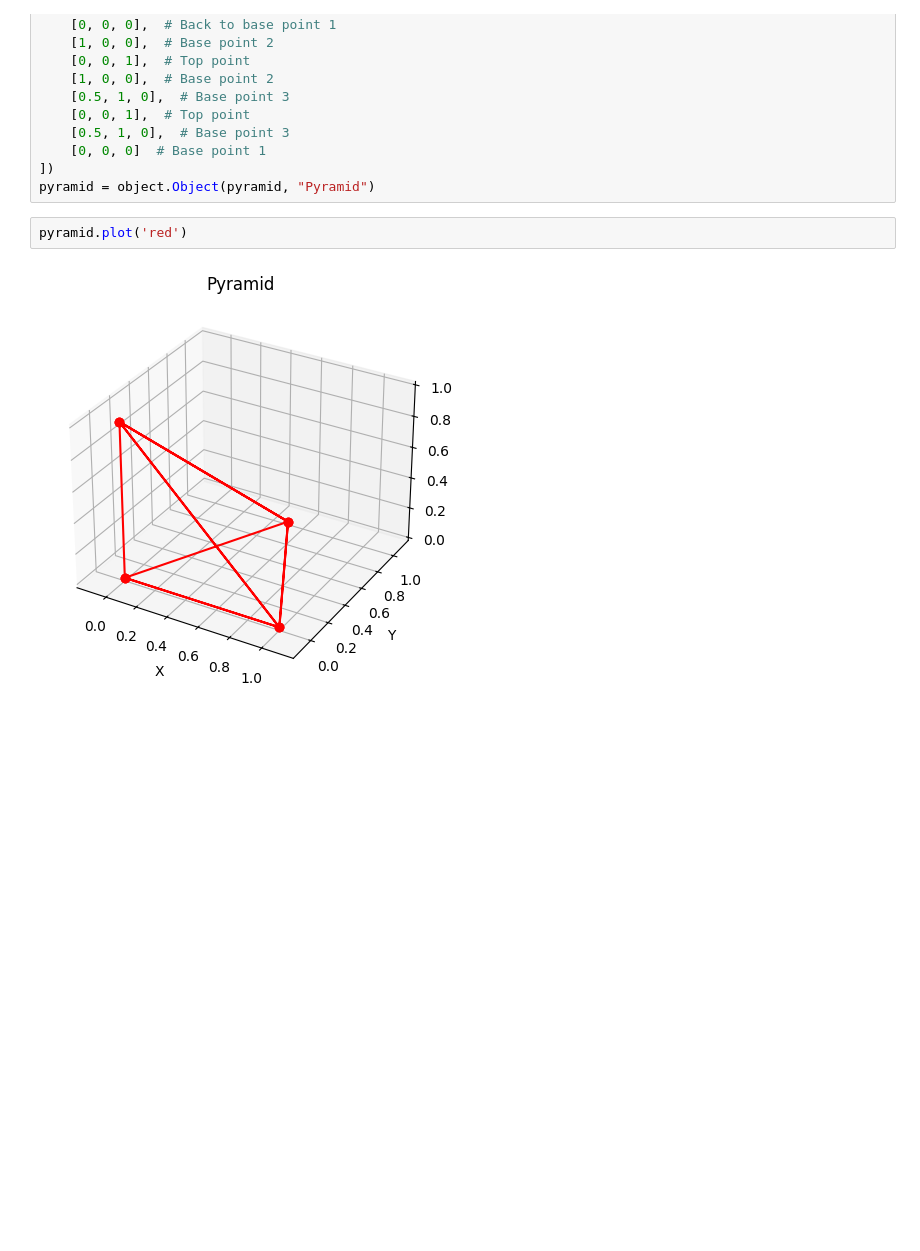
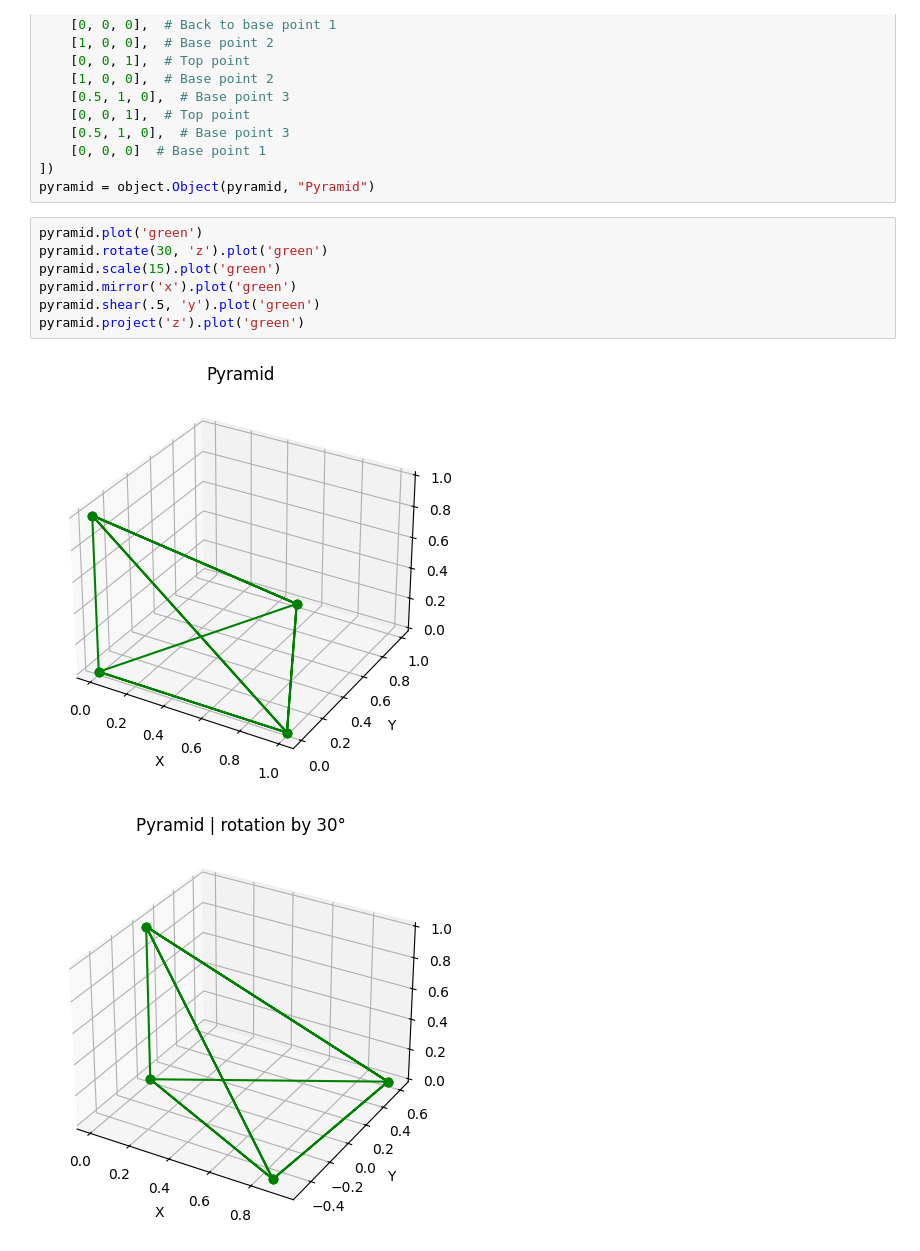
Before and after one commit to kzholtikova/linear-transformations, a Jupyter notebook: 3d.ipynb, the cells around one changed output. Drawn from its saved outputs; the diff is of its cells as text; blank space fills up the shorter version.

Commit message:
3d objects manipulations
- transformation on a pyramid

```diff
--- a/3d.ipynb
+++ b/3d.ipynb
@@ -18,6 +18,12 @@ pyramid = np.array([
 ])
 pyramid = object.Object(pyramid, "Pyramid")
 # %%
-pyramid.plot('red')
+pyramid.plot('green')
+pyramid.rotate(30, 'z').plot('green')
+pyramid.scale(15).plot('green')
+pyramid.mirror('x').plot('green')
+pyramid.shear(.5, 'y').plot('green')
+pyramid.project('z').plot('green')
 # %% [output]
-[figure, old version]
+[figure, new version]
+[figure, added]
```
Also changed, not shown: parts of 1 cell of this notebook.
